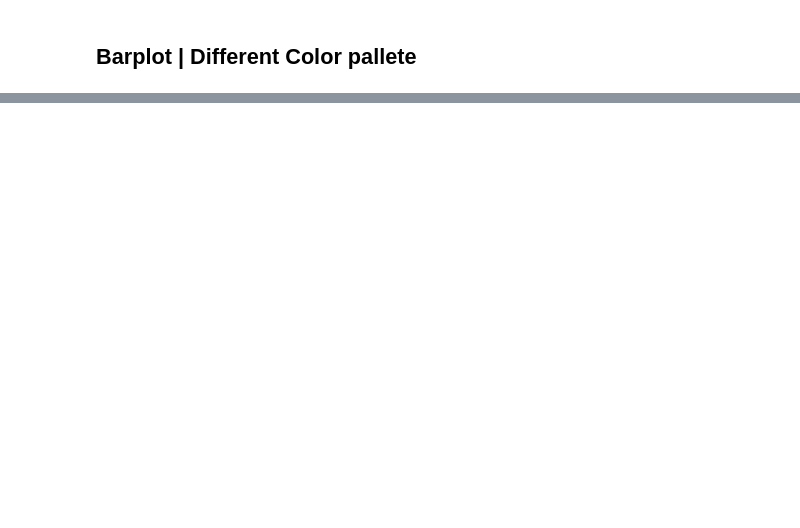
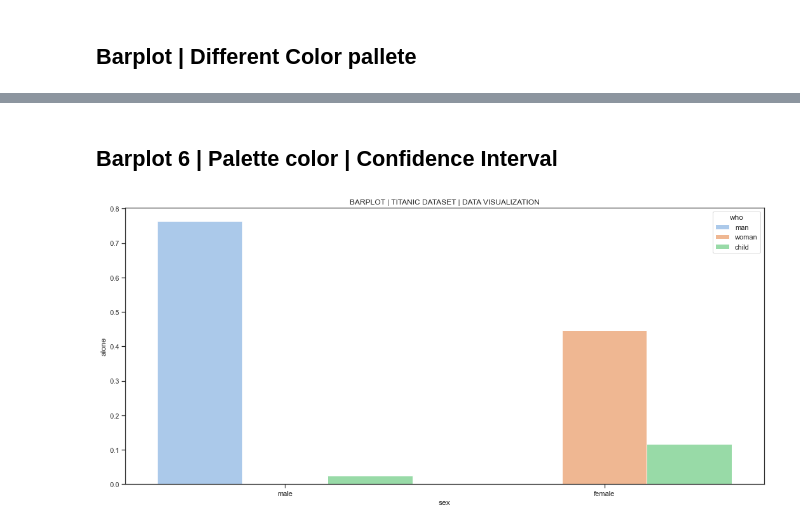
Before and after one commit to waleed-ali-sarwar/Python-for-Data-Science, a Jupyter notebook: notes_jupyter/Data Visualization/Barplot Data Visualization.ipynb, the cells around one changed output, grey strips where cells are left out. Saved outputs shown, nothing was run; the diff lists cells and outputs as text; code cells hidden in the pictures; blank space fills up the shorter version.

```diff
--- a/notes_jupyter/Data Visualization/Barplot Data Visualization.ipynb
+++ b/notes_jupyter/Data Visualization/Barplot Data Visualization.ipynb
@@ -135,0 +128,22 @@ ValueError: Invalid RGBA argument: '#656565 '
+# %% [markdown]
+## Barplot 6 | Palette color | Confidence Interval
+# %%
+# learning a Barplot
+import seaborn as my_seaborn
+import matplotlib.pyplot as my_mat
+
+# theme
+my_seaborn.set_theme(style='ticks',color_codes= True)
+# data set
+mydata = my_seaborn.load_dataset('titanic')
+# figure size
+my_mat.figure(figsize=(18,8))
+# plot graph
+graph = my_seaborn.barplot(x='sex', y='alone', hue='who', data= mydata, color='#007acc', order=['male','female'] ,ci=None,palette='pastel')
+# graph title
+graph.set_title('barplot | titanic dataset | data visualization'.upper())
+
+# show graph
+my_mat.show()
+# %% [output]
+[figure, added]
```
Also changed, not shown: parts of 13 cells of this notebook, 2 other files.
